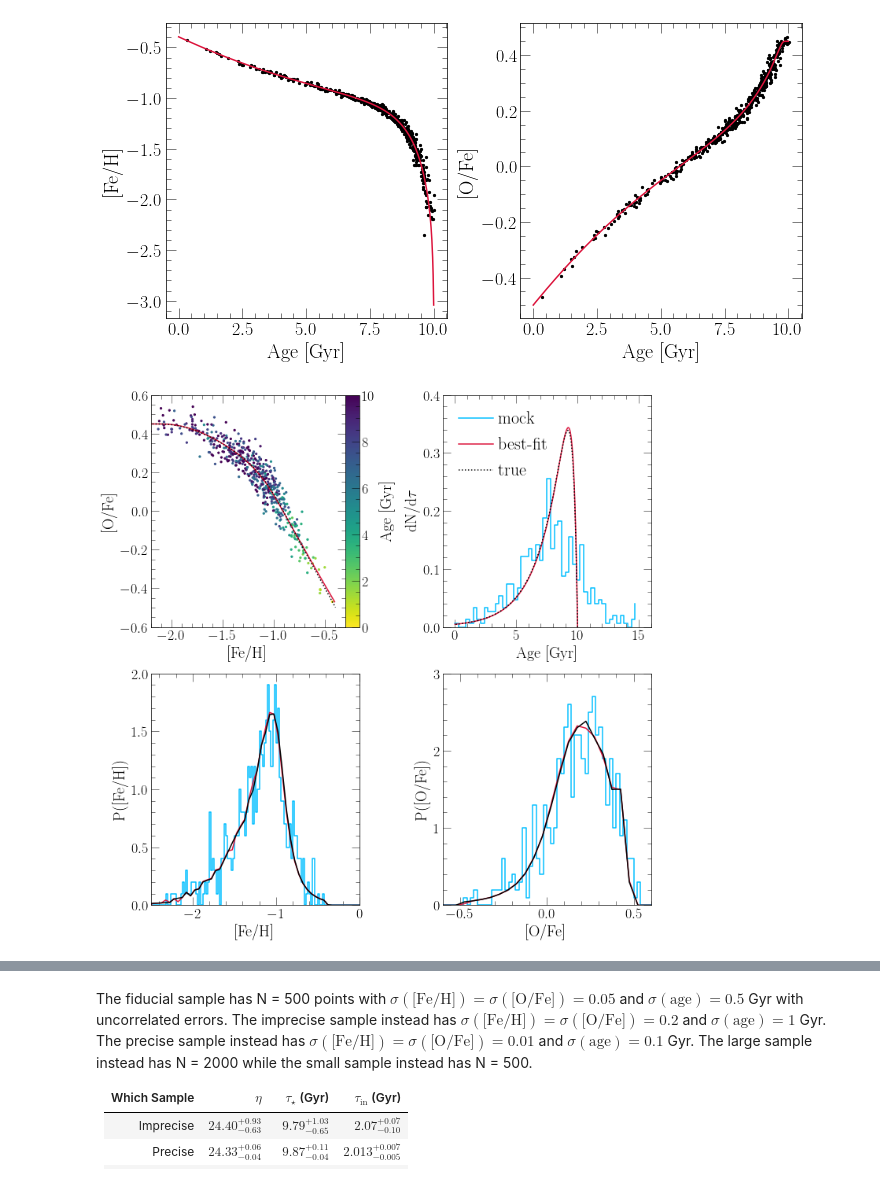
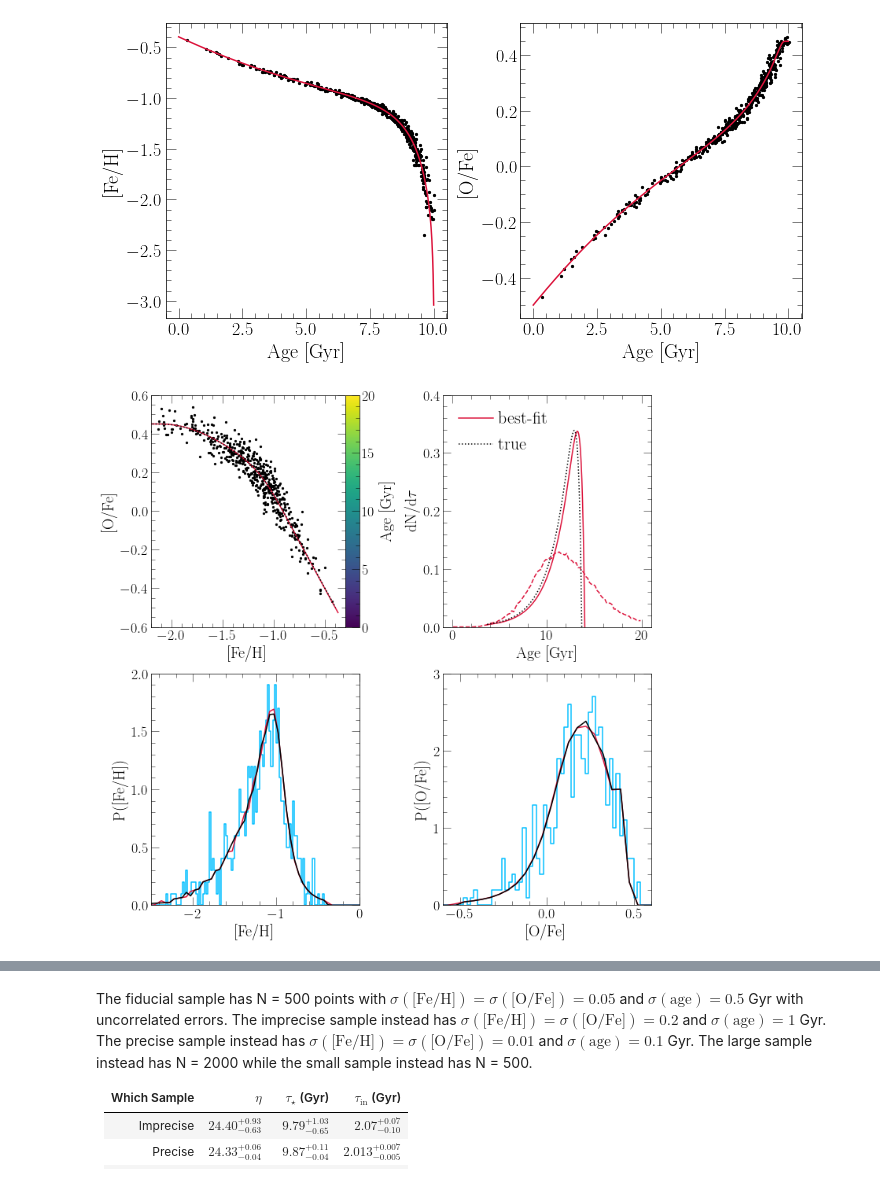
Before and after one commit to giganano/h3halo, a Jupyter notebook: notebooks/mock.ipynb, the cells around one changed output, grey strips where cells are left out. Saved outputs shown, nothing was run; the diff lists cells and outputs as text; code cells hidden in the pictures.

```diff
--- a/notebooks/mock.ipynb
+++ b/notebooks/mock.ipynb
@@ -18,12 +18,15 @@ sys.version_info(major=3, minor=8, micro=8, releaselevel='final', serial=0)
 # raw = np.genfromtxt("../mocksamples/noages.dat")
 # raw = np.genfromtxt("../mocksamples/fiducial.dat")
 # raw = np.genfromtxt("../mocksamples/small.dat")
-raw = np.genfromtxt("../mocksamples/fiducial.dat")
+# raw = np.genfromtxt("../mocksamples/fiducial.dat")
+# raw = np.genfromtxt("../mocksamples/fiducial_offset4.dat")
+# raw = np.genfromtxt("../mocksamples/someages_offset4.dat")
+raw = np.genfromtxt("../mocksamples/noages_offset4.dat")
 data = vice.dataframe({})
 data["[fe/h]"] = [row[0] for row in raw]
 data["[o/fe]"] = [row[2] for row in raw]
 # data["age"] = len(data["[fe/h]"]) * [float("nan")]
-data["age"] = [10**row[4] for row in raw]
+# data["age"] = [10**row[4] for row in raw]
 # data["logage"] = [row[4] for row in raw]
 # %%
 fig = plt.figure()
@@ -122,50 +129,64 @@ axes[0][0].set_ylabel("[O/Fe]")
 axes[0][0].set_xlim([-2.2, -0.3])
 axes[0][0].set_ylim([-0.6, 0.6])
 
+duration = 10.32
 with vice.singlezone(name = "bestfit") as sz:
-    sz.func = exponential(timescale = 1.97)
+    sz.func = exponential(timescale = 2.02)
     sz.mode = "ifr"
     sz.elements = ["fe", "o"]
     sz.Mg0 = 0
     sz.nthreads = 2
-    sz.tau_star = 3.20
-    sz.eta = 7.98
-    bfout = sz.run(np.linspace(0, 10, 1001), overwrite = True, capture = True)
+    sz.tau_star = 9.87
+    sz.eta = 25.03
+    bfout = sz.run(np.linspace(0, duration, int(100 * duration)), overwrite = True, capture = True)
     axes[0][0].plot(bfout.history["[fe/h]"], bfout.history["[o/fe]"],
         c = named_colors()["crimson"], label = "best-fit")
 
 kwargs = {
     "s": 5,
-#     "c": named_colors()["black"]
-    "c": data["age"],
+    "c": named_colors()["black"],
+#     "c": data["age"],
     "vmin": 0,
-    "vmax": 10,
-    "cmap": "viridis_r"
+    "vmax": 20,
+    "cmap": "viridis"
 }
 mockout = vice.output("../mock")
-sc = axes[0][0].scatter(data["[fe/h]"], data["[o/fe]"], **kwargs)
+axes[0][0].scatter(data["[fe/h]"], data["[o/fe]"], c = named_colors()["black"], s = 5)
+# sc = axes[0][0].scatter(data["[fe/h]"], data["[o/fe]"], **kwargs)
 axes[0][0].plot(mockout.history["[fe/h]"], mockout.history["[o/fe]"],
     c = named_colors()["black"], linestyle = ':', label = "actual")
 cbar_ax = fig.add_axes([0.92, 0.05, 0.02, 0.95])
 cbar = plt.colorbar(sc, cax = cbar_ax, pad = 0.0, orientation = "vertical")
 cbar.set_label("Age [Gyr]", labelpad = 5)
-cbar.set_ticks(range(0, 12, 2))
+cbar.set_ticks(range(0, 25, 5))
 
 axes[0][1].set_xlabel(r"Age [Gyr]")
 axes[0][1].set_ylabel(r"dN/d$\tau$")
-axes[0][1].set_xlim([-1, 16])
+axes[0][1].set_xlim([-1, 21])
 # axes[0][1].set_xlim([-1, 11])
 axes[0][1].set_ylim([0, 0.4])
 axes[0][1].set_yticks([0, 0.1, 0.2, 0.3, 0.4])
-hist, bins = np.histogram(data["age"], bins = 50, range = [0, 15], density = True)
-axes[0][1].step(bins[:-1], hist, where = "post", c = named_colors()["deepskyblue"], label = "mock")
+# hist, bins = np.histogram(data["age"], bins = 50, range = [0, 20], density = True)
+# axes[0][1].step(bins[:-1], hist, where = "post", c = named_colors()["deepskyblue"], label = "mock")
+xvals = [_ + 14 - duration for _ in bfout.history["lookback"]]
 dt = bfout.history["time"][1] - bfout.history["time"][0]
 norm = sum(bfout.history["sfr"]) * dt
 agedist = [_ / norm for _ in bfout.history["sfr"]]
-axes[0][1].plot(bfout.history["lookback"], agedist, c = named_colors()["crimson"], label = "best-fit")
+axes[0][1].plot(xvals, agedist, c = named_colors()["crimson"], label = "best-fit")
+norm = sum(bfout.history["sfr"])
+sfrfrac = [_ / norm for _ in bfout.history["sfr"]]
+indeces = np.random.choice(list(range(len(sfrfrac))), p = sfrfrac, size = int(1e5))
+ages = [bfout.history["lookback"][_] + 14 - duration for _ in indeces]
+ages = [m.log10(_) + np.random.normal(scale = 0.1) for _ in ages]
+ages = [10**_ for _ in ages]
+hist, bins = np.histogram(ages, bins = 100, range = [0, 20], density = True)
+xvals = [(a + b) / 2 for a, b in zip(bins[1:], bins[:-1])]
+axes[0][1].plot(xvals, hist, c = named_colors()["crimson"], linestyle = '--')
+
+xvals = [_ + 14 - duration for _ in mockout.history["lookback"]]
 norm = sum(mockout.history["sfr"]) * dt
 agedist = [_ / norm for _ in mockout.history["sfr"]]
-axes[0][1].plot(mockout.history["lookback"], agedist, c = named_colors()["black"], label = "true", linestyle = ':')
+axes[0][1].plot(xvals, agedist, c = named_colors()["black"], label = "true", linestyle = ':')
 
 kwargs = {
     "loc": mpl_loc("upper left"),
@@ -195,35 +216,37 @@ axes[1][1].set_yticks([0, 1, 2, 3])
 hist, bins = np.histogram(data["[o/fe]"], bins = 200, range = [-3, 1], density = True)
 axes[1][1].step(bins[:-1], hist, where = "post", c = named_colors()["deepskyblue"], label = "mock")
 yvals = bfout.mdf["dn/d[o/fe]"]
 axes[1][1].plot(xvals, yvals, c = named_colors()["crimson"], label = "best-fit")
 yvals = mockout.mdf["dn/d[o/fe]"]
 axes[1][1].plot(xvals, yvals, c = named_colors()["black"], label = "true")
 
 # kwargs = {
 #     "loc": mpl_loc("upper left"),
 #     "ncol": 1,
 #     "fontsize": 22
 # }
 # leg = axes[1][1].legend(**kwargs)
 
 plt.tight_layout()
 plt.subplots_adjust(wspace = 0.4, hspace = 0.2)
 axes[0][0].set_position([
     axes[0][0].get_position().x0,
     axes[0][0].get_position().y0,
     axes[0][0].get_position().x1 - axes[0][0].get_position().x0 - 0.025,
     axes[0][0].get_position().y1 - axes[0][0].get_position().y0
 ])
 cbar_ax.set_position([
     axes[0][0].get_position().x1,
     axes[0][0].get_position().y0,
     0.025,
     axes[0][0].get_position().y1 - axes[0][0].get_position().y0
 ])
-for ext in ["pdf", "jpeg"]: plt.savefig("./lowered_yields_distributions.%s" % (ext))
+for ext in ["pdf", "jpeg"]: plt.savefig("./noages_offset4_distributions.%s" % (ext))
+# for ext in ["pdf", "jpeg"]: plt.savefig("../someages_distributions.%s" % (ext))
+# for ext in ["pdf", "jpeg"]: plt.savefig("./lowered_yields_distributions.%s" % (ext))
 plt.show()
 # %% [output]
-[figure, old version]
+[figure, new version]
 # %%
 fig = plt.figure()
 gs = GridSpec(4, 4, wspace = 0, hspace = 0)
```
Also changed, not shown: parts of 2 cells of this notebook, 33 other files.
